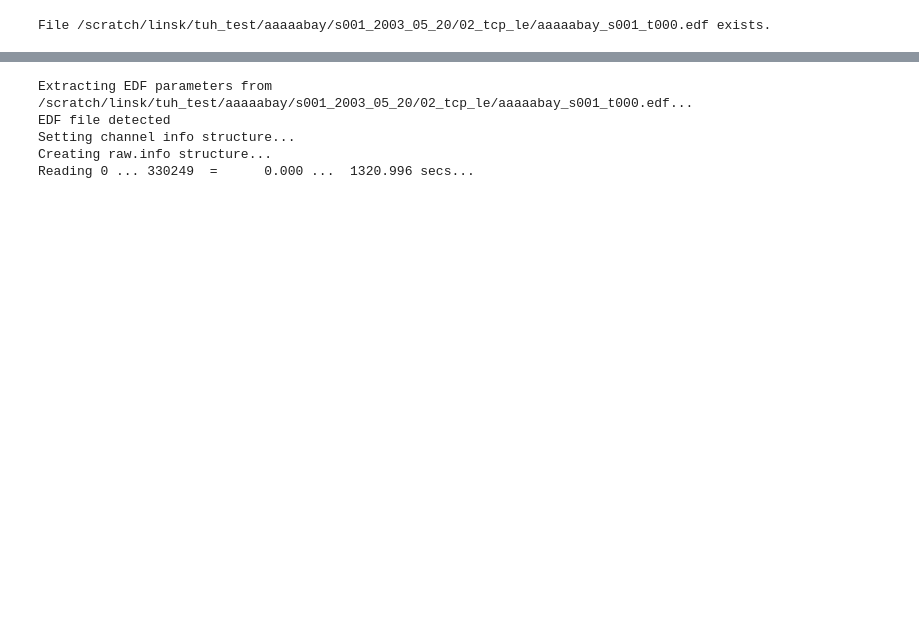
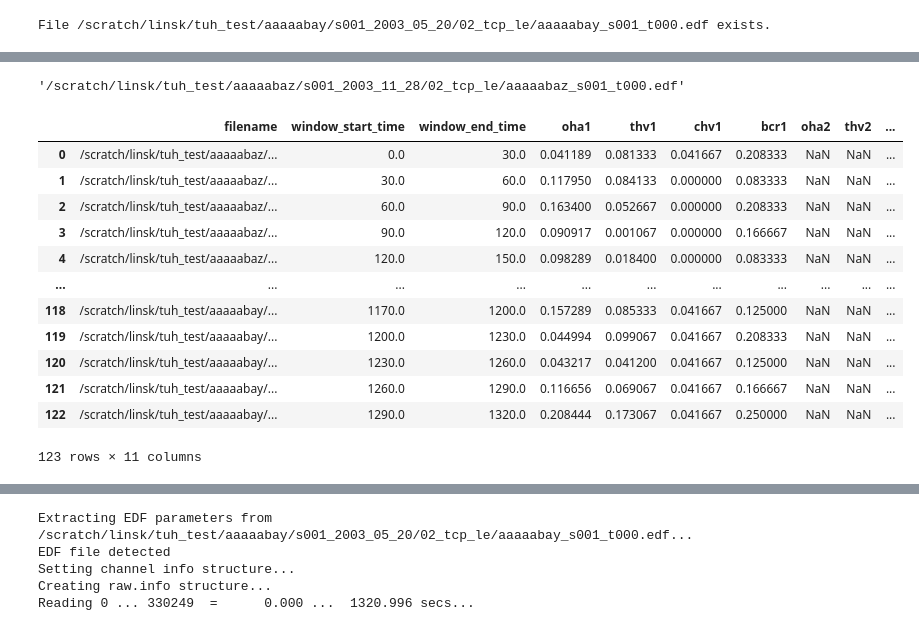
Before and after one commit to gjoelbye/SPEED, a Jupyter notebook: notebooks/hbn.ipynb, the cells around one changed output, grey strips where cells are left out. Drawn from its saved outputs; the diff is of its cells as text; code cells hidden in the pictures; blank space fills up the shorter version.

```diff
--- a/notebooks/hbn.ipynb
+++ b/notebooks/hbn.ipynb
@@ -146,0 +117,25 @@ Ready.
+# %%
+import pandas as pd
+log_file = "/scratch/linsk/tuh_test_preprocessed/logs/quality_metrics.csv"
+df = pd.read_csv(log_file, sep=",", header=0)
+# %%
+# get above file name:
+df['filename'][0]
+# %% [output]
+'/scratch/linsk/tuh_test/aaaaabaz/s001_2003_11_28/02_tcp_le/aaaaabaz_s001_t000.edf'
+# %%
+df
+# %% [output]
+|  | filename | window_start_time | window_end_time | oha1 | thv1 | chv1 | bcr1 | oha2 | thv2 | ... |
+| 0 | /scratch/linsk/tuh_test/aaaaabaz/... | 0.0 | 30.0 | 0.041189 | 0.081333 | 0.041667 | 0.208333 | NaN | NaN | ... |
+| 1 | /scratch/linsk/tuh_test/aaaaabaz/... | 30.0 | 60.0 | 0.117950 | 0.084133 | 0.000000 | 0.083333 | NaN | NaN | ... |
+| 2 | /scratch/linsk/tuh_test/aaaaabaz/... | 60.0 | 90.0 | 0.163400 | 0.052667 | 0.000000 | 0.208333 | NaN | NaN | ... |
+| 3 | /scratch/linsk/tuh_test/aaaaabaz/... | 90.0 | 120.0 | 0.090917 | 0.001067 | 0.000000 | 0.166667 | NaN | NaN | ... |
+| 4 | /scratch/linsk/tuh_test/aaaaabaz/... | 120.0 | 150.0 | 0.098289 | 0.018400 | 0.000000 | 0.083333 | NaN | NaN | ... |
+| ... | ... | ... | ... | ... | ... | ... | ... | ... | ... | ... |
+| 118 | /scratch/linsk/tuh_test/aaaaabay/... | 1170.0 | 1200.0 | 0.157289 | 0.085333 | 0.041667 | 0.125000 | NaN | NaN | ... |
+| 119 | /scratch/linsk/tuh_test/aaaaabay/... | 1200.0 | 1230.0 | 0.044994 | 0.099067 | 0.041667 | 0.208333 | NaN | NaN | ... |
+| 120 | /scratch/linsk/tuh_test/aaaaabay/... | 1230.0 | 1260.0 | 0.043217 | 0.041200 | 0.041667 | 0.125000 | NaN | NaN | ... |
+| 121 | /scratch/linsk/tuh_test/aaaaabay/... | 1260.0 | 1290.0 | 0.116656 | 0.069067 | 0.041667 | 0.166667 | NaN | NaN | ... |
+| 122 | /scratch/linsk/tuh_test/aaaaabay/... | 1290.0 | 1320.0 | 0.208444 | 0.173067 | 0.041667 | 0.250000 | NaN | NaN | ... |
+123 rows × 11 columns
```
Also changed, not shown: parts of 67 cells of this notebook, 4 other files.
